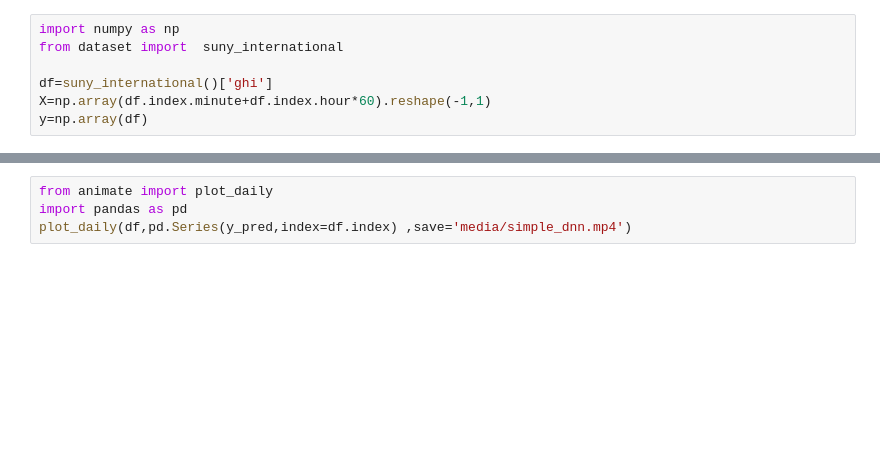
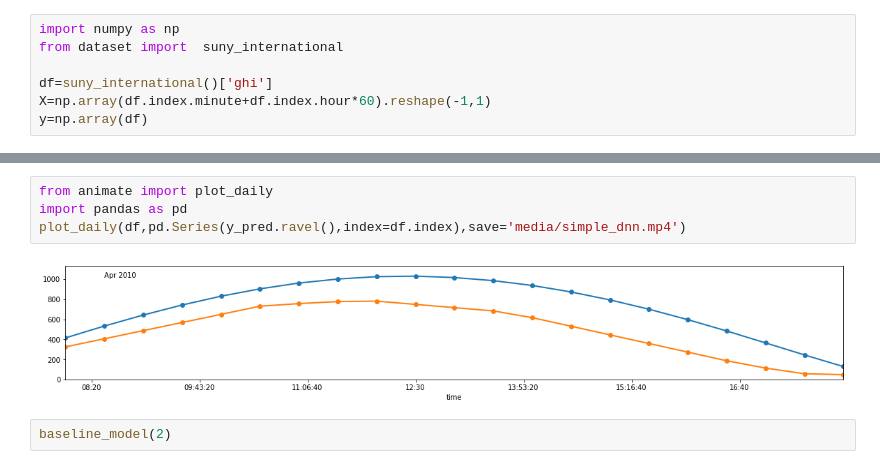
Before and after one commit to multitude0099/ug-project, a Jupyter notebook: simple_dnn.ipynb, the cells around one changed output, grey strips where cells are left out. Cells and saved outputs as stored; diff of their text form; blank space fills up the shorter version.

```diff
--- a/simple_dnn.ipynb
+++ b/simple_dnn.ipynb
@@ -58,4 +43,8 @@ plt.scatter(X.reshape(-1),y_pred)
 # %%
 from animate import plot_daily
 import pandas as pd
-plot_daily(df,pd.Series(y_pred,index=df.index) ,save='media/simple_dnn.mp4')
+plot_daily(df,pd.Series(y_pred.ravel(),index=df.index),save='media/simple_dnn.mp4')
+# %% [output]
+[figure, added]
+# %%
+baseline_model(2)
```
Also changed, not shown: parts of 3 cells of this notebook, 2 other files.
